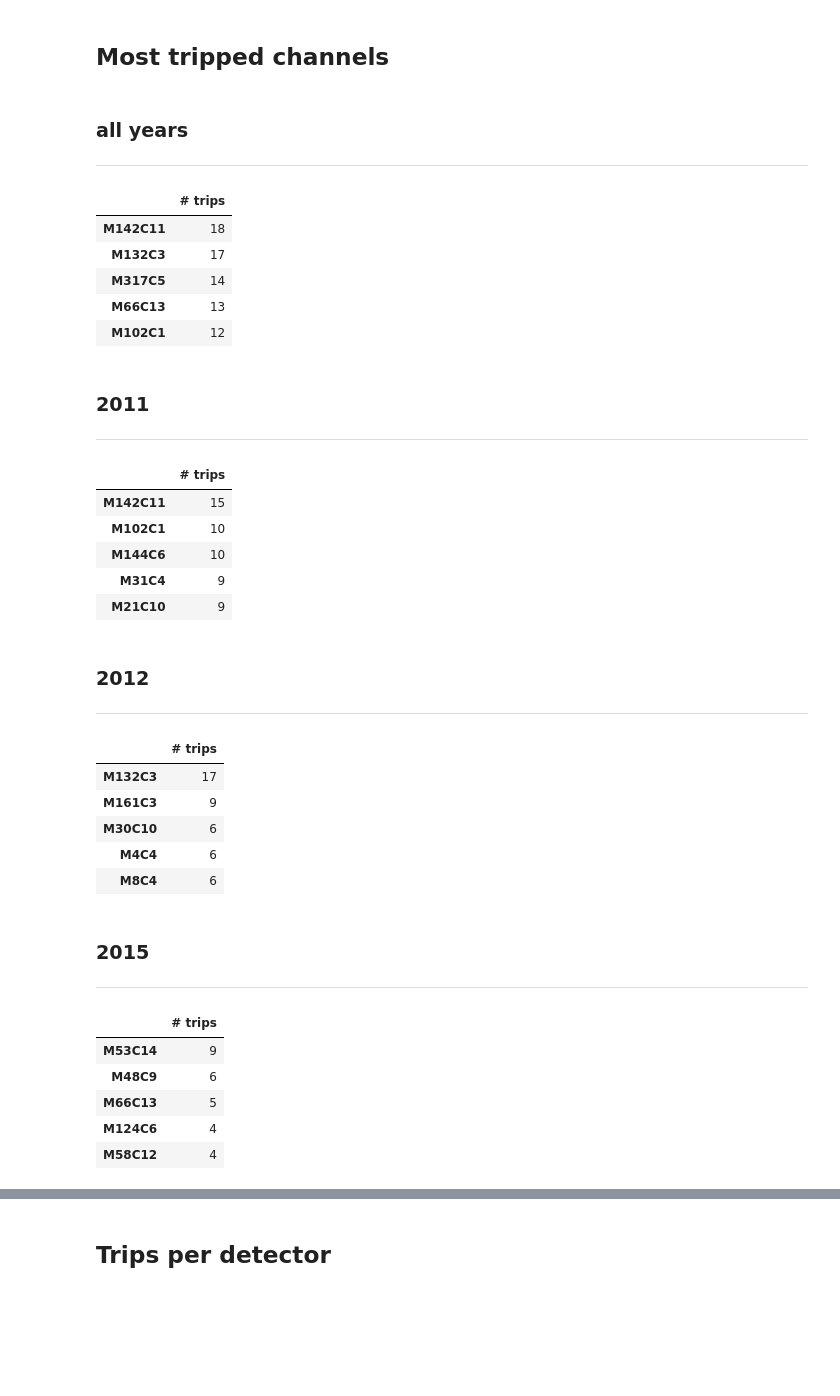
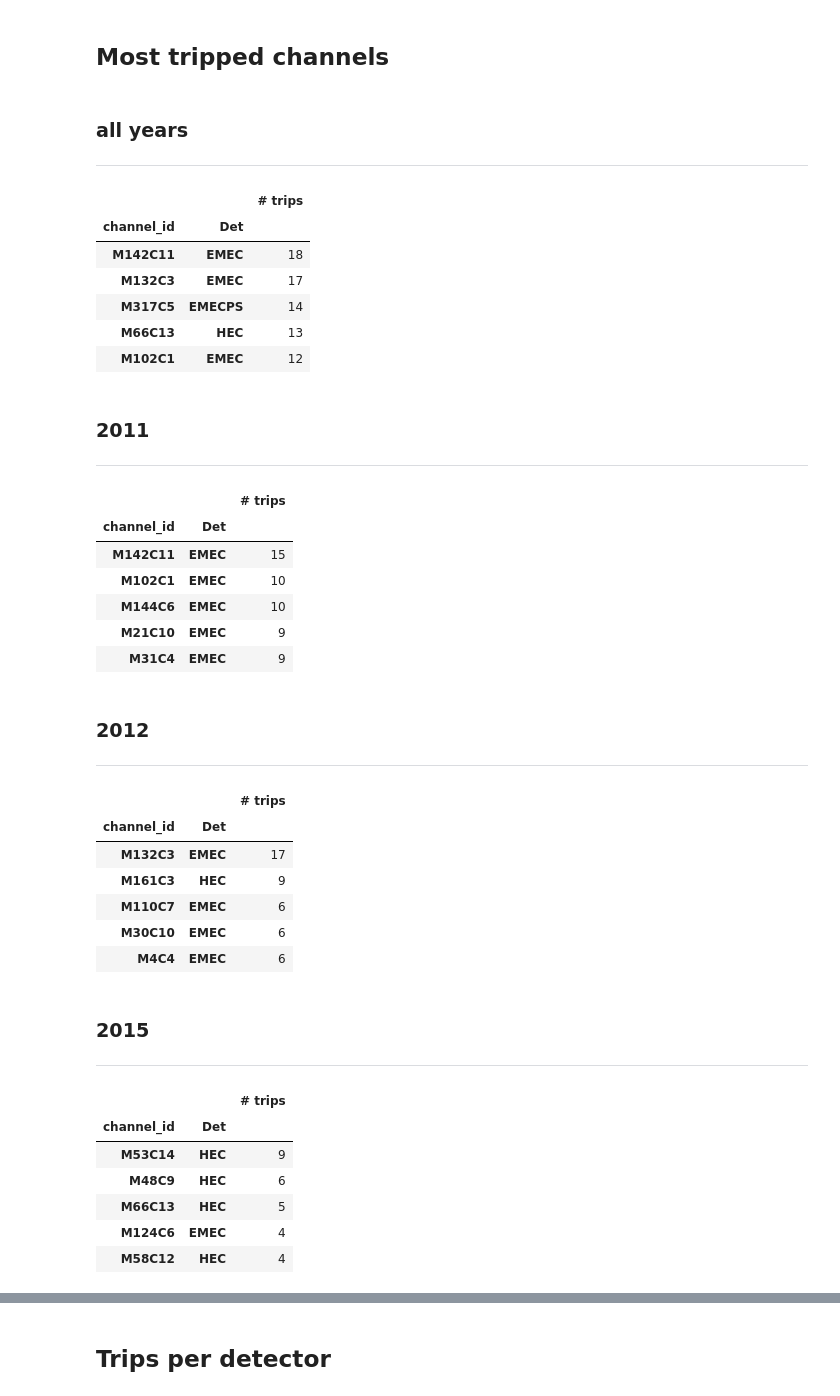
Before and after one commit to wiso/hv-trips, a Jupyter notebook: trips.ipynb, the cells around one changed output, grey strips where cells are left out. Saved outputs shown, nothing was run; the diff lists cells and outputs as text; code cells hidden in the pictures; blank space fills up the shorter version.

Commit message:
update table

```diff
--- a/trips.ipynb
+++ b/trips.ipynb
@@ -118,42 +118,46 @@ plt.show()
 ## Most tripped channels
 # %%
 display_markdown("### all years\n ----", raw=True)
-display(data["channel_id"].value_counts().head().to_frame(name="# trips"))
+display(data.groupby(["channel_id", "Det"]).size().sort(inplace=False, ascending=False).head().to_frame(name="# trips"))
 for year, data_year in data.groupby(level='year'):
     display_markdown("### %d\n ----" % year, raw=True)
-    display(data_year["channel_id"].value_counts().head().to_frame(name="# trips"))
+    display(data_year.groupby(["channel_id", "Det"]).size().sort(inplace=False, ascending=False).head().to_frame(name="# trips"))
 # %% [output]
 ### all years
  ----
-|  | # trips |
-| M142C11 | 18 |
-| M132C3 | 17 |
-| M317C5 | 14 |
-| M66C13 | 13 |
-| M102C1 | 12 |
+|  |  | # trips |
+| channel_id | Det |  |
+| M142C11 | EMEC | 18 |
+| M132C3 | EMEC | 17 |
+| M317C5 | EMECPS | 14 |
+| M66C13 | HEC | 13 |
+| M102C1 | EMEC | 12 |
 ### 2011
  ----
-|  | # trips |
-| M142C11 | 15 |
-| M102C1 | 10 |
-| M144C6 | 10 |
-| M31C4 | 9 |
-| M21C10 | 9 |
+|  |  | # trips |
+| channel_id | Det |  |
+| M142C11 | EMEC | 15 |
+| M102C1 | EMEC | 10 |
+| M144C6 | EMEC | 10 |
+| M21C10 | EMEC | 9 |
+| M31C4 | EMEC | 9 |
 ### 2012
  ----
-|  | # trips |
-| M132C3 | 17 |
-| M161C3 | 9 |
-| M30C10 | 6 |
-| M4C4 | 6 |
-| M8C4 | 6 |
+|  |  | # trips |
+| channel_id | Det |  |
+| M132C3 | EMEC | 17 |
+| M161C3 | HEC | 9 |
+| M110C7 | EMEC | 6 |
+| M30C10 | EMEC | 6 |
+| M4C4 | EMEC | 6 |
 ### 2015
  ----
-|  | # trips |
-| M53C14 | 9 |
-| M48C9 | 6 |
-| M66C13 | 5 |
-| M124C6 | 4 |
-| M58C12 | 4 |
+|  |  | # trips |
+| channel_id | Det |  |
+| M53C14 | HEC | 9 |
+| M48C9 | HEC | 6 |
+| M66C13 | HEC | 5 |
+| M124C6 | EMEC | 4 |
+| M58C12 | HEC | 4 |
 ### 2016
  ----
```
Also changed, not shown: parts of 6 cells of this notebook.
